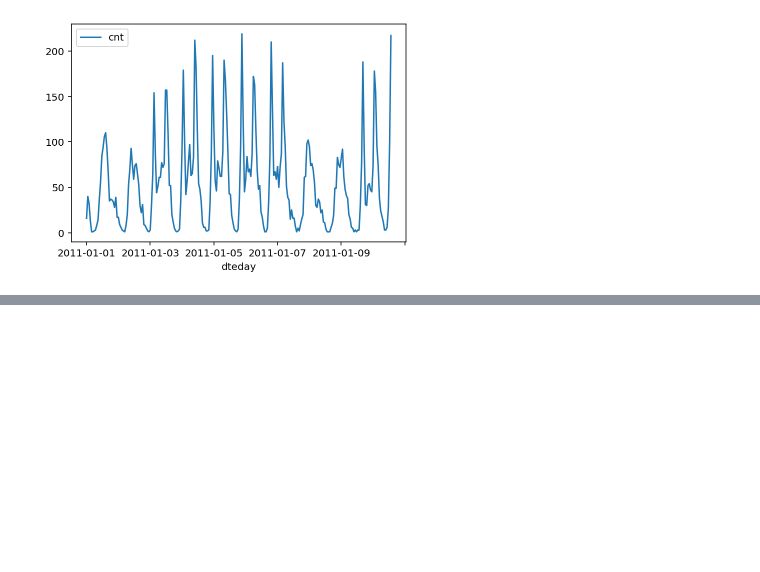
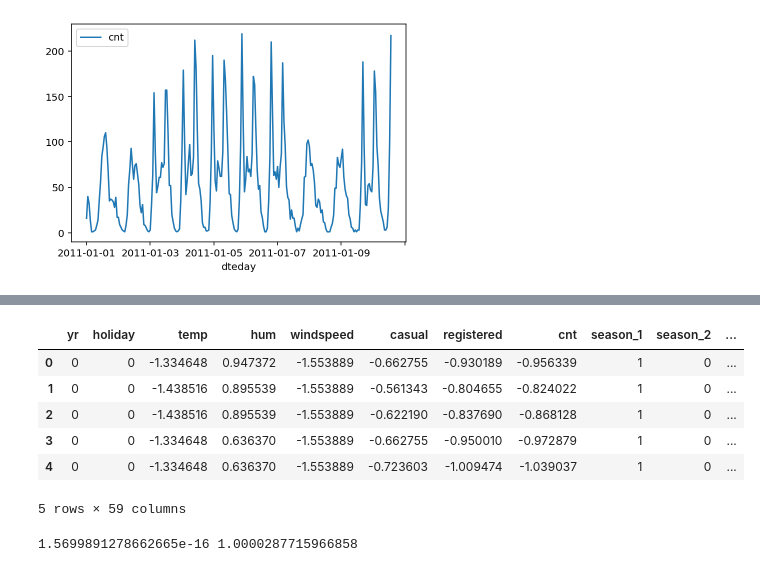
Before and after one commit to mzhoolideh/Deep_Learning_Master, a Jupyter notebook: bikesharing.ipynb, the cells around one changed output, grey strips where cells are left out. Cells and saved outputs as stored; diff of their text form; code cells hidden in the pictures; blank space fills up the shorter version.

```diff
--- a/bikesharing.ipynb
+++ b/bikesharing.ipynb
@@ -27,0 +48,18 @@ rides[:24*10].plot(x='dteday', y='cnt')
+# %%
+scail = StandardScaler()
+
+quant_features = ['casual', 'registered', 'cnt', 'temp', 'hum', 'windspeed']
+data[quant_features] = scail.fit_transform(data[quant_features])
+data.head()
+# %% [output]
+|  | yr | holiday | temp | hum | windspeed | casual | registered | cnt | season_1 | season_2 | ... |
+| 0 | 0 | 0 | -1.334648 | 0.947372 | -1.553889 | -0.662755 | -0.930189 | -0.956339 | 1 | 0 | ... |
+| 1 | 0 | 0 | -1.438516 | 0.895539 | -1.553889 | -0.561343 | -0.804655 | -0.824022 | 1 | 0 | ... |
+| 2 | 0 | 0 | -1.438516 | 0.895539 | -1.553889 | -0.622190 | -0.837690 | -0.868128 | 1 | 0 | ... |
+| 3 | 0 | 0 | -1.334648 | 0.636370 | -1.553889 | -0.662755 | -0.950010 | -0.972879 | 1 | 0 | ... |
+| 4 | 0 | 0 | -1.334648 | 0.636370 | -1.553889 | -0.723603 | -1.009474 | -1.039037 | 1 | 0 | ... |
+5 rows × 59 columns
+# %%
+print(data['temp'].mean(), data['temp'].std())
+# %% [output]
+1.5699891278662665e-16 1.0000287715966858
```
Also changed, not shown: parts of 6 cells of this notebook.
